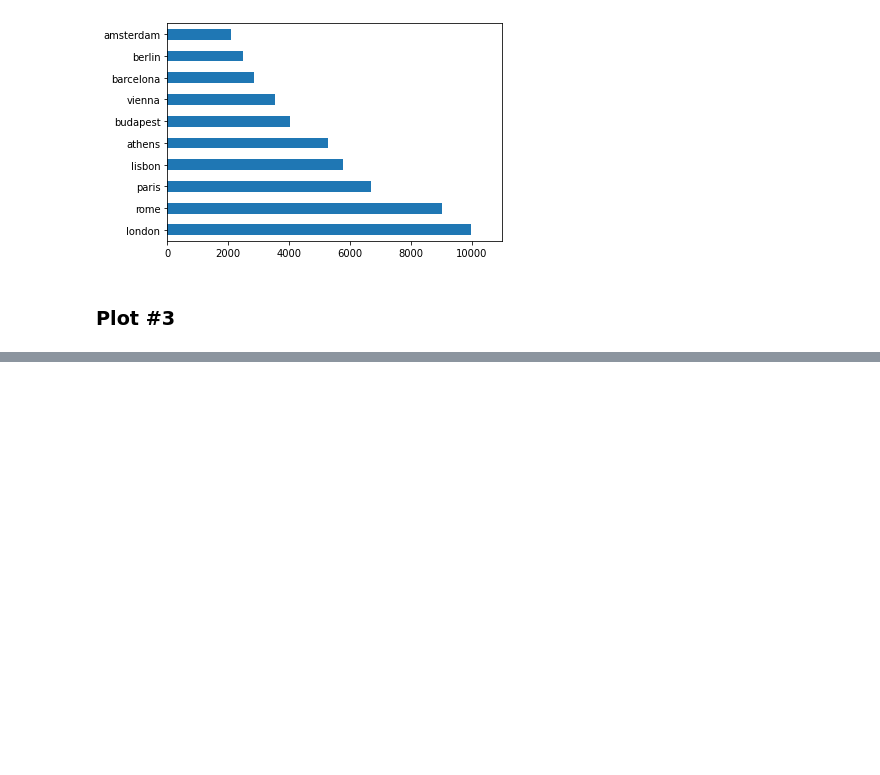
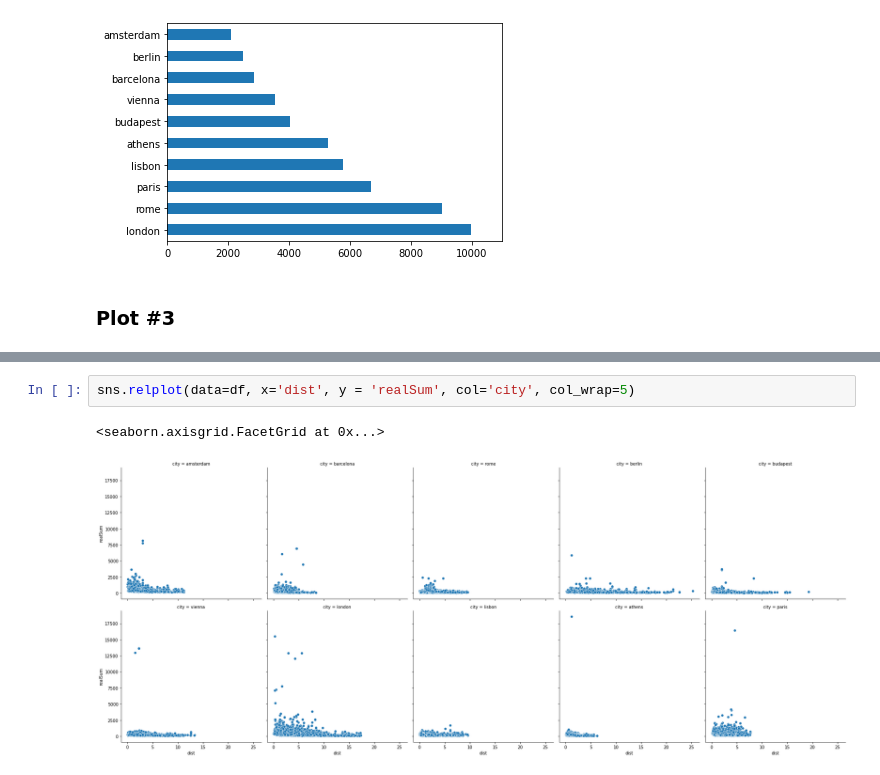
Before and after one commit to Hrithik0015/ECON323_Project, a Jupyter notebook: Project_Report.ipynb, the cells around one changed output, grey strips where cells are left out. Saved outputs shown, nothing was run; the diff lists cells and outputs as text; blank space fills up the shorter version.

```diff
--- a/Project_Report.ipynb
+++ b/Project_Report.ipynb
@@ -151,0 +153,5 @@ ax.scatter(ams_cr, ams_rs)
+# %%
+sns.relplot(data=df, x='dist', y = 'realSum', col='city', col_wrap=5)
+# %% [output]
+<seaborn.axisgrid.FacetGrid at 0x...>
+[figure, added]
```
Also changed, not shown: parts of 5 cells of this notebook.
